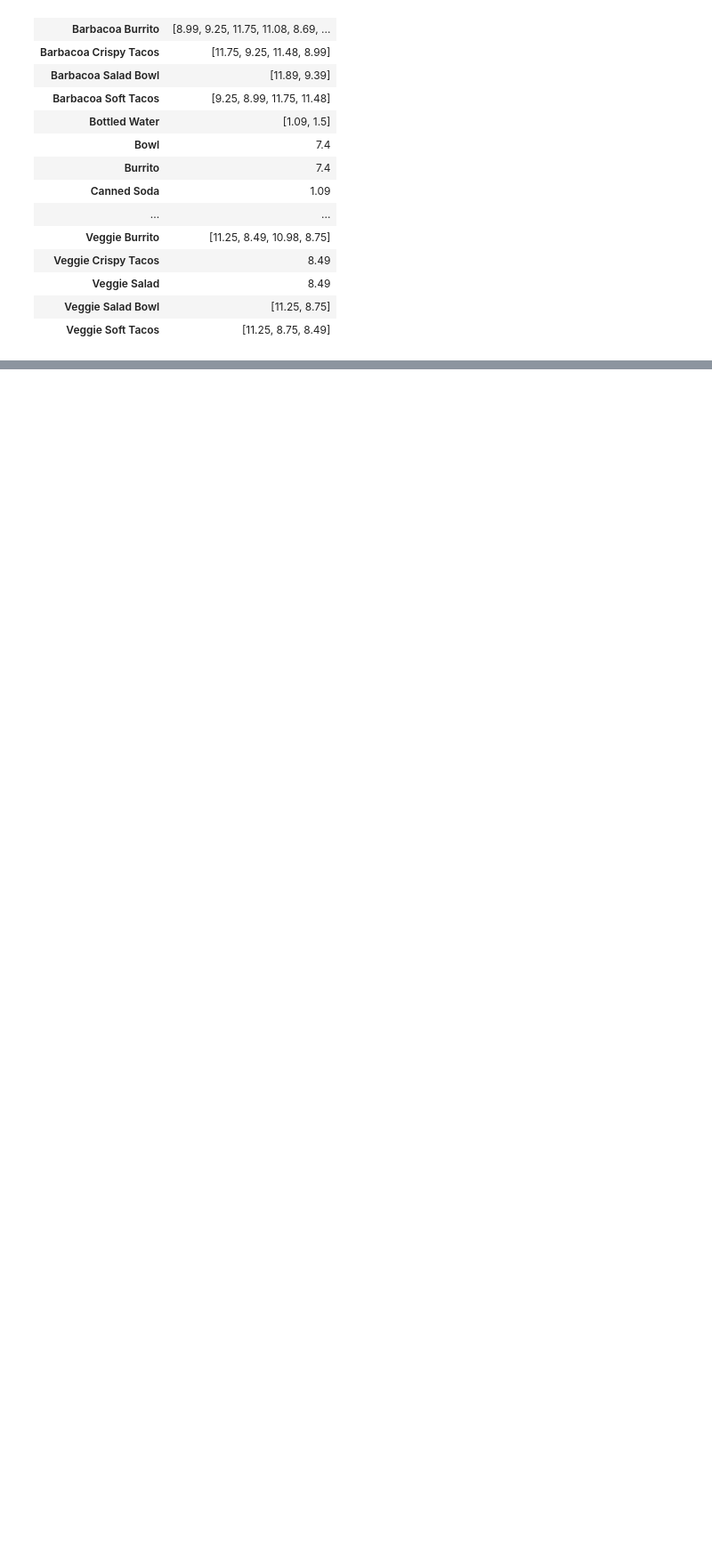
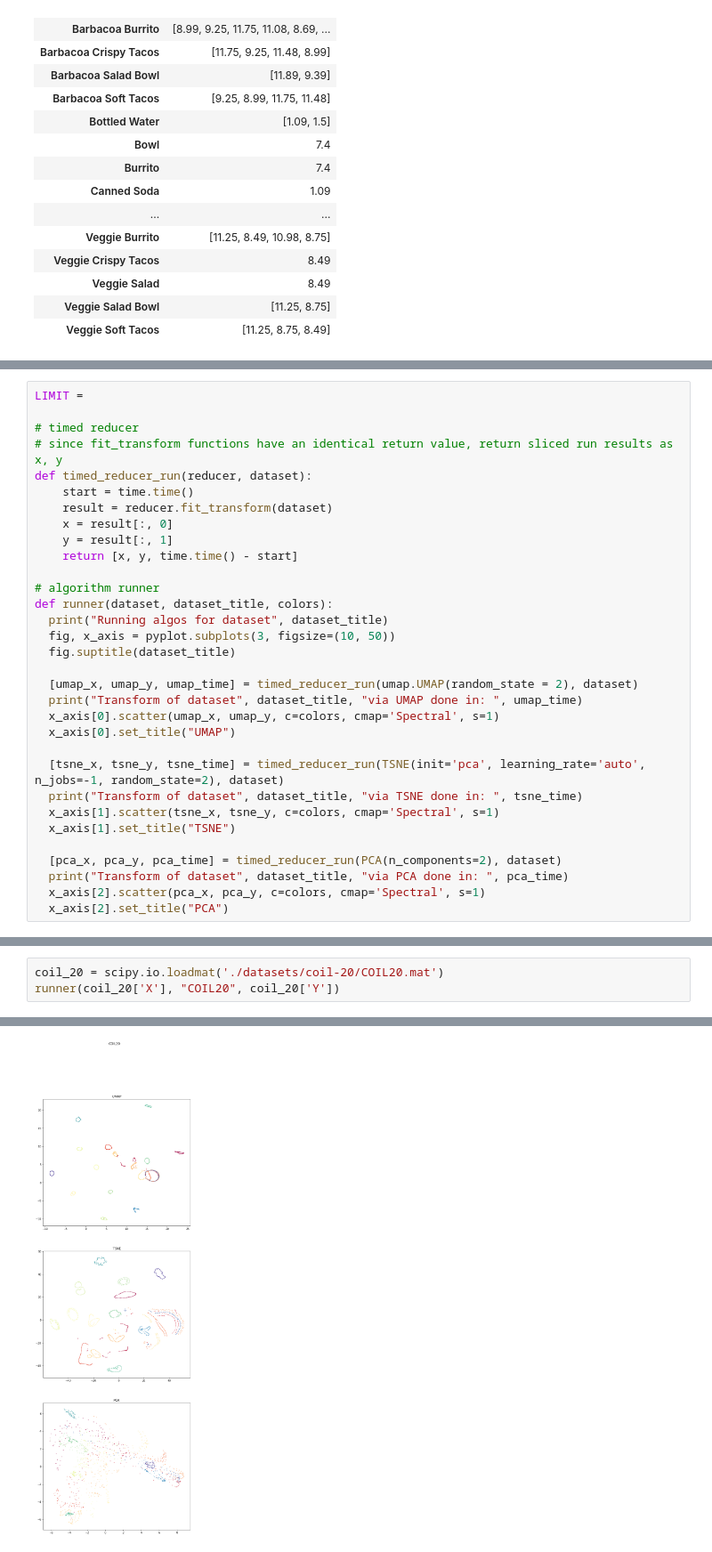
Before and after one commit to zhirnovv/intelligent_systems, a Jupyter notebook: hw1/notebook.ipynb, the cells around one changed output, grey strips where cells are left out. Shown at 89% size. Cells and saved outputs as stored; diff of their text form; blank space fills up the shorter version.

Commit message:
Update datasets, complete assignment

```diff
--- a/hw1/notebook.ipynb
+++ b/hw1/notebook.ipynb
@@ -253,0 +269,32 @@ data_frame.groupby('item_name').agg({ 'price_per_item': lambda x:x.unique() })
+# %%
+LIMIT =
+
+# timed reducer
+# since fit_transform functions have an identical return value, return sliced run results as x, y
+def timed_reducer_run(reducer, dataset):
+    start = time.time()
+    result = reducer.fit_transform(dataset)
+    x = result[:, 0]
+    y = result[:, 1]
+    return [x, y, time.time() - start]
+
+# algorithm runner
+def runner(dataset, dataset_title, colors):
+  print("Running algos for dataset", dataset_title)
+  fig, x_axis = pyplot.subplots(3, figsize=(10, 50))
+  fig.suptitle(dataset_title)
+
+  [umap_x, umap_y, umap_time] = timed_reducer_run(umap.UMAP(random_state = 2), dataset)
+  print("Transform of dataset", dataset_title, "via UMAP done in: ", umap_time)
+  x_axis[0].scatter(umap_x, umap_y, c=colors, cmap='Spectral', s=1)
+  x_axis[0].set_title("UMAP")
+
+  [tsne_x, tsne_y, tsne_time] = timed_reducer_run(TSNE(init='pca', learning_rate='auto', n_jobs=-1, random_state=2), dataset)
+  print("Transform of dataset", dataset_title, "via TSNE done in: ", tsne_time)
+  x_axis[1].scatter(tsne_x, tsne_y, c=colors, cmap='Spectral', s=1)
+  x_axis[1].set_title("TSNE")
+
+  [pca_x, pca_y, pca_time] = timed_reducer_run(PCA(n_components=2), dataset)
+  print("Transform of dataset", dataset_title, "via PCA done in: ", pca_time)
+  x_axis[2].scatter(pca_x, pca_y, c=colors, cmap='Spectral', s=1)
+  x_axis[2].set_title("PCA")
@@ -253,0 +303,4 @@ data_frame.groupby('item_name').agg({ 'price_per_item': lambda x:x.unique() })
+# %%
+coil_20 = scipy.io.loadmat('./datasets/coil-20/COIL20.mat')
+runner(coil_20['X'], "COIL20", coil_20['Y'])
+# %% [output]
@@ -253,0 +311 @@ data_frame.groupby('item_name').agg({ 'price_per_item': lambda x:x.unique() })
+[figure, added]
```
Also changed, not shown: parts of 9 cells of this notebook, 1 other file.
